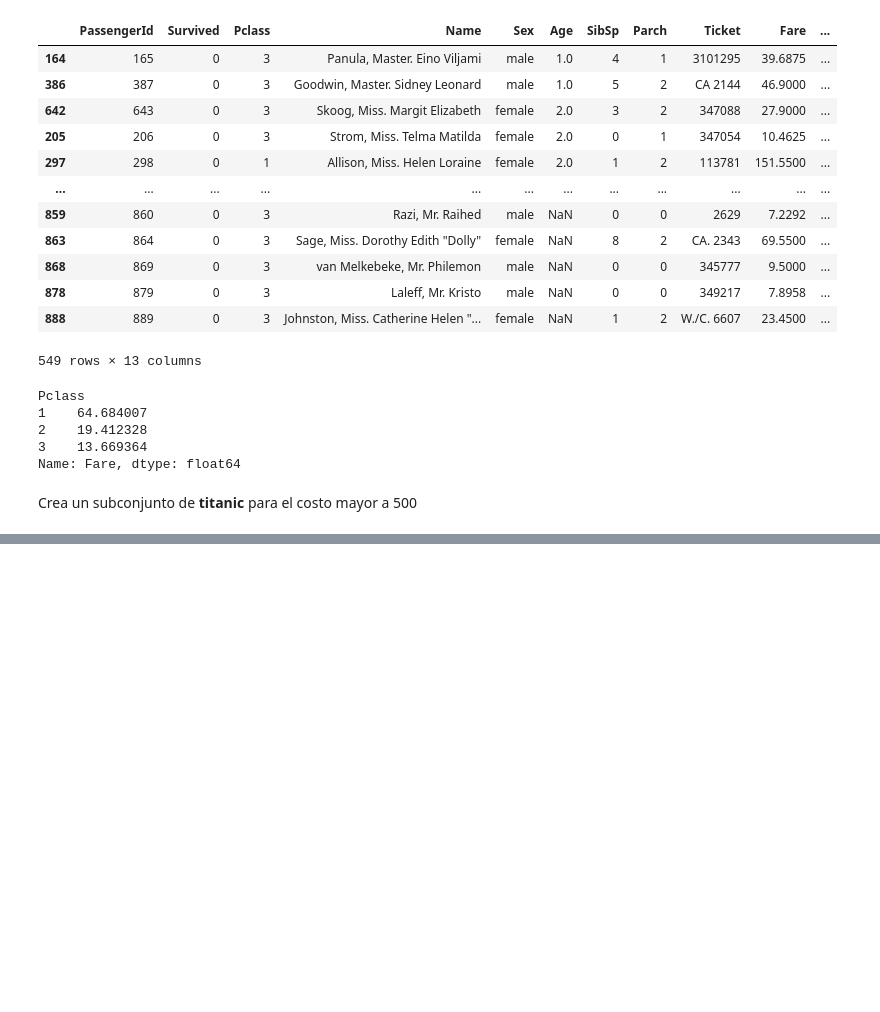
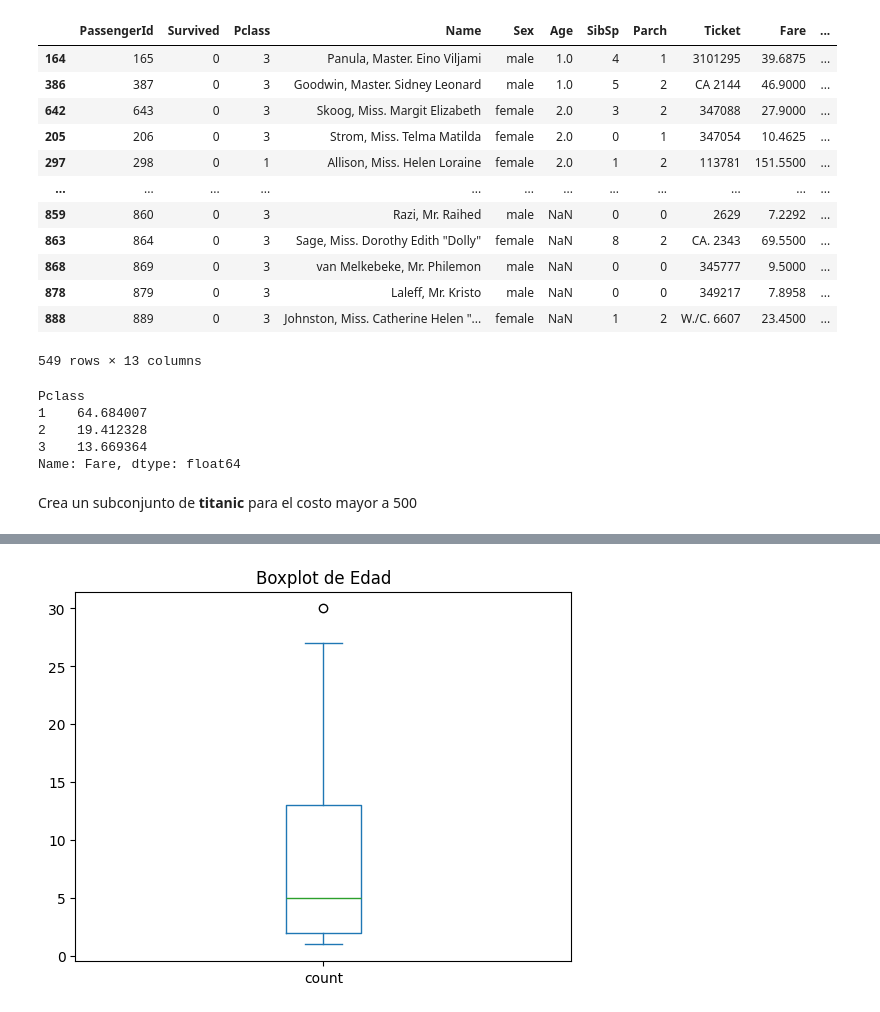
Before and after one commit to eugeniovegaA01571286/LaboratorioA01571286, a Jupyter notebook: LecturaDatos-Pandas-1-A01571286.ipynb, the cells around one changed output, grey strips where cells are left out. Saved outputs shown, nothing was run; the diff lists cells and outputs as text; code cells hidden in the pictures; blank space fills up the shorter version.

```diff
--- a/LecturaDatos-Pandas-1-A01571286.ipynb
+++ b/LecturaDatos-Pandas-1-A01571286.ipynb
@@ -323,0 +340,7 @@ Crea un subconjunto de **titanic** para el costo mayor a 500
+# %%
+edad2 = titanic["Age"].value_counts()
+edad2.plot(kind="box")
+plt.title("Boxplot de Edad")
+plt.show()
+# %% [output]
+[figure, added]
```
Also changed, not shown: parts of 4 cells of this notebook.
